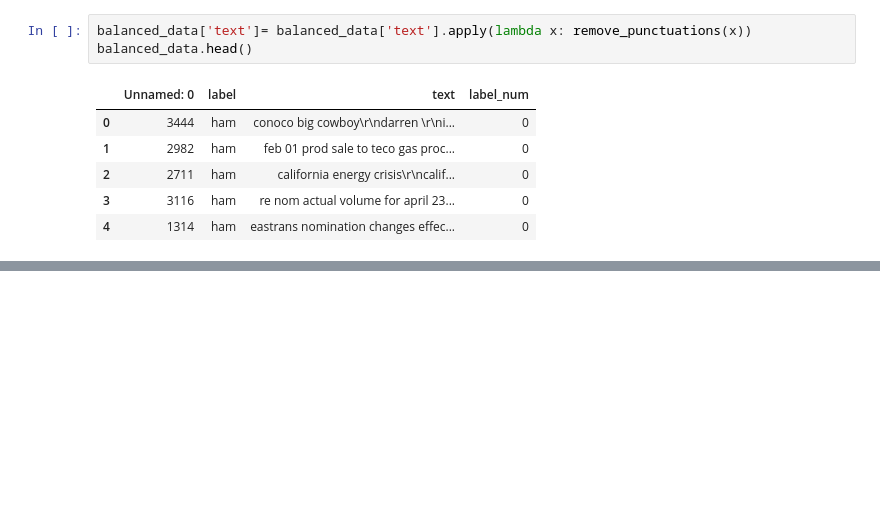
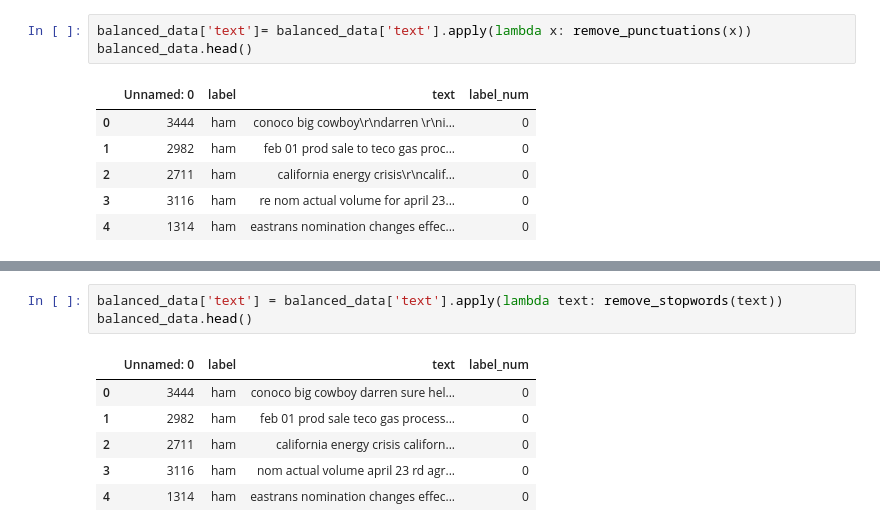
Before and after one commit to ftokarek/Email-Spam-Detection-ML, a Jupyter notebook: notebook/notebook.ipynb, the cells around one changed output, grey strips where cells are left out. Drawn from its saved outputs; the diff is of its cells as text; blank space fills up the shorter version.

```diff
--- a/notebook/notebook.ipynb
+++ b/notebook/notebook.ipynb
@@ -83,0 +100,10 @@ balanced_data.head()
+# %%
+balanced_data['text'] = balanced_data['text'].apply(lambda text: remove_stopwords(text))
+balanced_data.head()
+# %% [output]
+|  | Unnamed: 0 | label | text | label_num |
+| 0 | 3444 | ham | conoco big cowboy darren sure hel... | 0 |
+| 1 | 2982 | ham | feb 01 prod sale teco gas process... | 0 |
+| 2 | 2711 | ham | california energy crisis californ... | 0 |
+| 3 | 3116 | ham | nom actual volume april 23 rd agr... | 0 |
+| 4 | 1314 | ham | eastrans nomination changes effec... | 0 |
```
Also changed, not shown: parts of 4 cells of this notebook.
